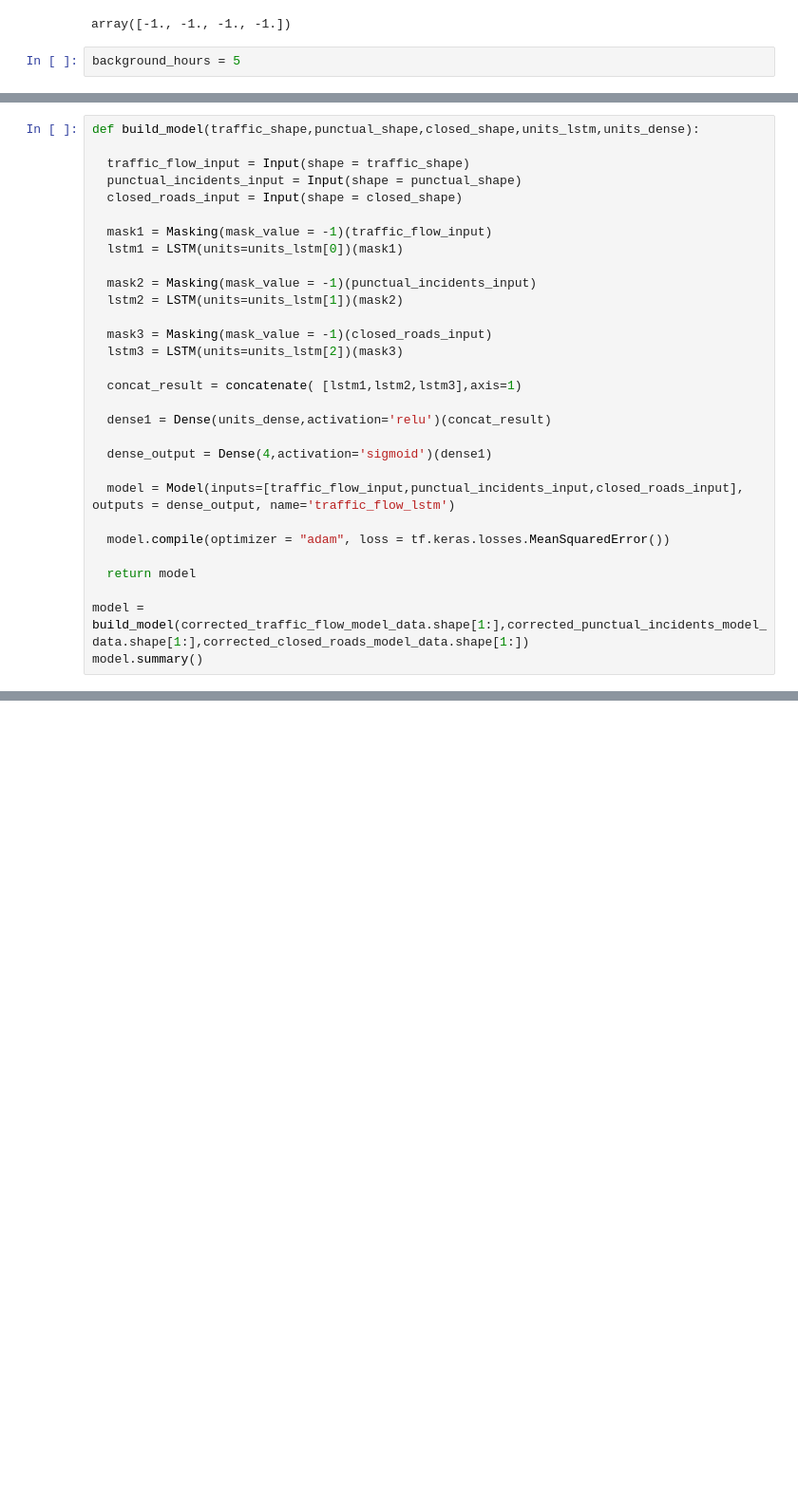
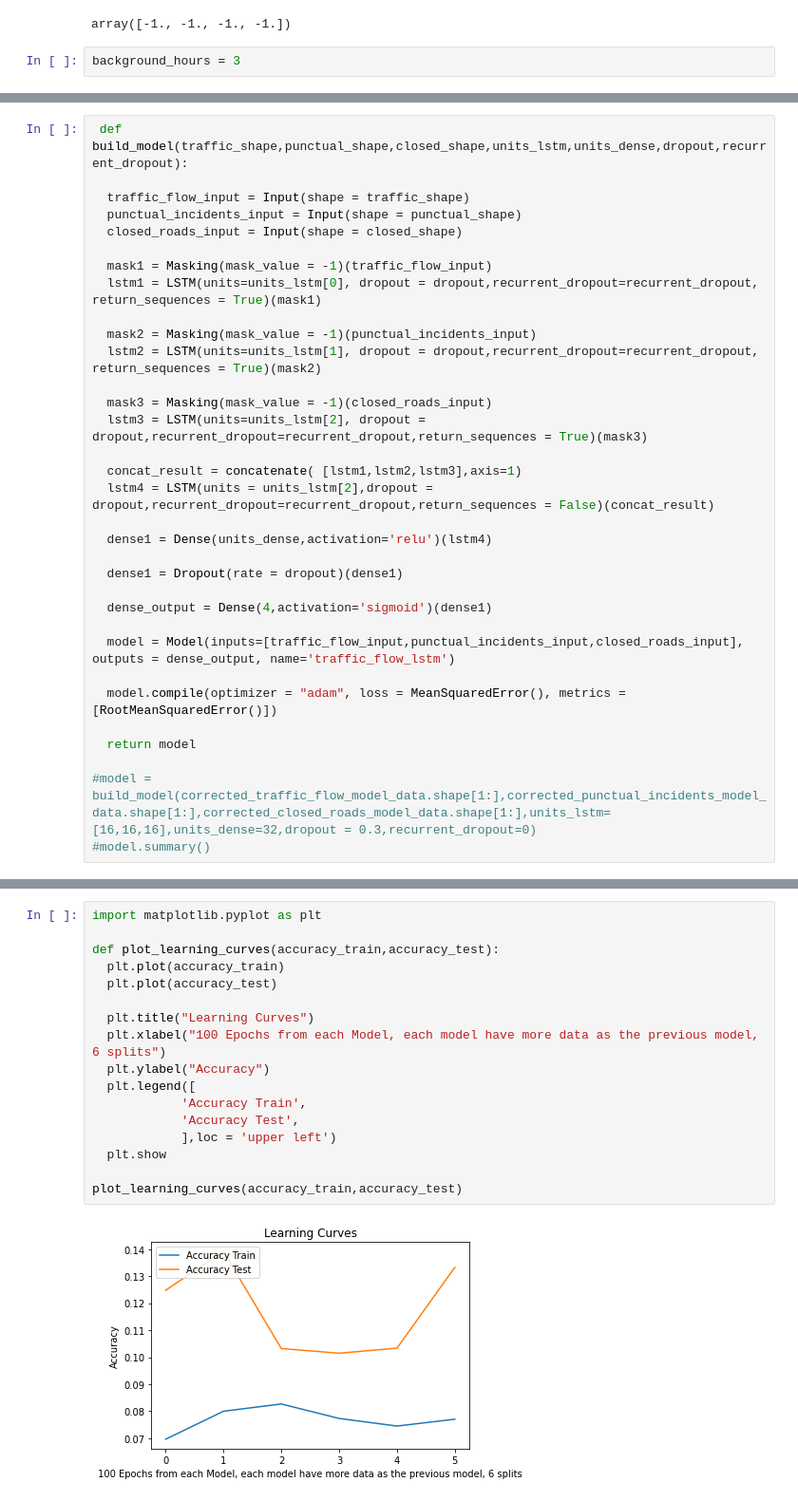
Before and after one commit to guiandrade2/TrafficFlow, a Jupyter notebook: model.ipynb, the cells around one changed output, grey strips where cells are left out. Shown at 95% size. Cells and saved outputs as stored; diff of their text form; blank space fills up the shorter version.

Commit message:
new  model

```diff
--- a/model.ipynb
+++ b/model.ipynb
@@ -293,7 +289,7 @@ trafic_flow_reshaped[0][18][:,3]
 # %% [output]
 array([-1., -1., -1., -1.])
 # %%
-background_hours = 5
+background_hours = 3
 # %%
 def to_supervised(dataset, dataset_index, background_hours):
   labels = []
@@ -418,30 +405,33 @@ from tensorflow.keras.layers import Input,LSTM,Masking,concatenate,Dense,Flatten
 # %%
-def build_model(traffic_shape,punctual_shape,closed_shape,units_lstm,units_dense):
+ def build_model(traffic_shape,punctual_shape,closed_shape,units_lstm,units_dense,dropout,recurrent_dropout):
 
   traffic_flow_input = Input(shape = traffic_shape)
   punctual_incidents_input = Input(shape = punctual_shape)
   closed_roads_input = Input(shape = closed_shape)
 
   mask1 = Masking(mask_value = -1)(traffic_flow_input)
-  lstm1 = LSTM(units=units_lstm[0])(mask1)
+  lstm1 = LSTM(units=units_lstm[0], dropout = dropout,recurrent_dropout=recurrent_dropout, return_sequences = True)(mask1)
 
   mask2 = Masking(mask_value = -1)(punctual_incidents_input)
-  lstm2 = LSTM(units=units_lstm[1])(mask2)
+  lstm2 = LSTM(units=units_lstm[1], dropout = dropout,recurrent_dropout=recurrent_dropout, return_sequences = True)(mask2)
 
   mask3 = Masking(mask_value = -1)(closed_roads_input)
-  lstm3 = LSTM(units=units_lstm[2])(mask3)
+  lstm3 = LSTM(units=units_lstm[2], dropout = dropout,recurrent_dropout=recurrent_dropout,return_sequences = True)(mask3)
 
   concat_result = concatenate( [lstm1,lstm2,lstm3],axis=1)
+  lstm4 = LSTM(units = units_lstm[2],dropout = dropout,recurrent_dropout=recurrent_dropout,return_sequences = False)(concat_result)
 
-  dense1 = Dense(units_dense,activation='relu')(concat_result)
+  dense1 = Dense(units_dense,activation='relu')(lstm4)
+
+  dense1 = Dropout(rate = dropout)(dense1)
 
   dense_output = Dense(4,activation='sigmoid')(dense1)
 
   model = Model(inputs=[traffic_flow_input,punctual_incidents_input,closed_roads_input], outputs = dense_output, name='traffic_flow_lstm')
 
-  model.compile(optimizer = "adam", loss = tf.keras.losses.MeanSquaredError())
+  model.compile(optimizer = "adam", loss = MeanSquaredError(), metrics = [RootMeanSquaredError()])
 
   return model
 
-model = build_model(corrected_traffic_flow_model_data.shape[1:],corrected_punctual_incidents_model_data.shape[1:],corrected_closed_roads_model_data.shape[1:])
-model.summary()
+#model = build_model(corrected_traffic_flow_model_data.shape[1:],corrected_punctual_incidents_model_data.shape[1:],corrected_closed_roads_model_data.shape[1:],units_lstm=[16,16,16],units_dense=32,dropout = 0.3,recurrent_dropout=0)
+#model.summary()
@@ -512,3 +519,22 @@ true_values, predictions , losses = backtest_expanding(n_time_step,model,epochs)
+# %%
+import matplotlib.pyplot as plt
+
+def plot_learning_curves(accuracy_train,accuracy_test):
+  plt.plot(accuracy_train)
+  plt.plot(accuracy_test)
+
+  plt.title("Learning Curves")
+  plt.xlabel("100 Epochs from each Model, each model have more data as the previous model, 6 splits")
+  plt.ylabel("Accuracy")
+  plt.legend([
+            'Accuracy Train',
+            'Accuracy Test',
+            ],loc = 'upper left')
+  plt.show
+
+plot_learning_curves(accuracy_train,accuracy_test)
+# %% [output]
+[figure, added]
 # %%
 import matplotlib.pyplot as plt
 
```
Also changed, not shown: parts of 19 cells of this notebook.
